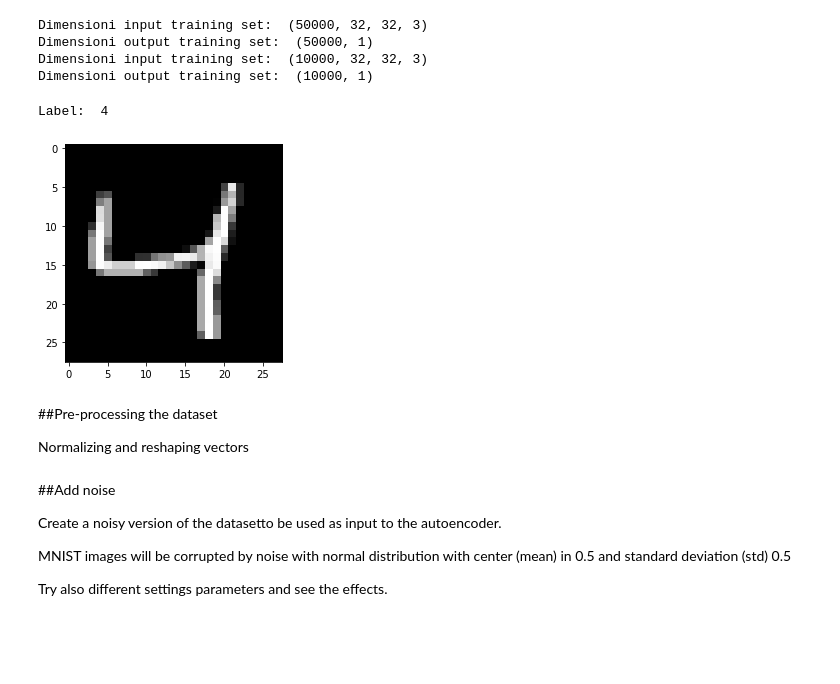
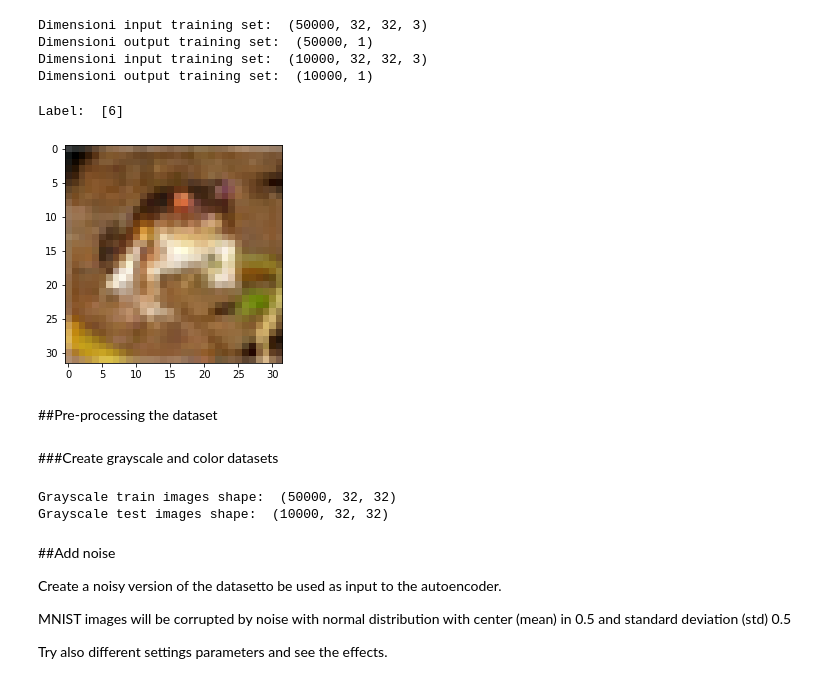
Before and after one commit to JacopoKahl/autoencoder_colorizer, a Jupyter notebook: Autoencoder_Colorizer.ipynb, the cells around one changed output. Drawn from its saved outputs; the diff is of its cells as text; code cells hidden in the pictures; blank space fills up the shorter version.

```diff
--- a/Autoencoder_Colorizer.ipynb
+++ b/Autoencoder_Colorizer.ipynb
@@ -50,14 +50,14 @@ Dimensioni output training set:  (10000, 1)
 # %%
 #Peeking into the training set
 
-index = 2
+index = 0
 
 plt.imshow(X_train[index], cmap='gray') #Show input image at index with grayscale colormap
 print('Label: ', Y_train[index])
 # %% [output]
-Label:  4
+Label:  [6]
-[figure, old version]
+[figure, new version]
 # %% [markdown]
 ##Pre-processing the dataset
-
-Normalizing and reshaping vectors
+# %% [markdown]
+###Create grayscale and color datasets
@@ -64,3 +69,13 @@ Normalizing and reshaping vectors
+# %%
+#Create grayscale version of the training and test set
+X_train_gray = X_train_color[:, :, :, 0] #let's take only one channel of the (e.g. red component) of the color images
+X_test_gray = X_test_color[:, :, :, 0] #let's take only one channel of the (e.g. red component) of the color images
+
+print('Grayscale train images shape: ', X_train_gray.shape)
+print('Grayscale test images shape: ', X_test_gray.shape)
+# %% [output]
+Grayscale train images shape:  (50000, 32, 32)
+Grayscale test images shape:  (10000, 32, 32)
 # %%
 X_train = X_train.astype('float32') /255 #casting to float and normalizing input in the [0,1] interval
 X_test = X_test.astype('float32') /255 #casting to float and normalizing input in the [0,1] interval
```
Also changed, not shown: parts of 1 cell of this notebook.
